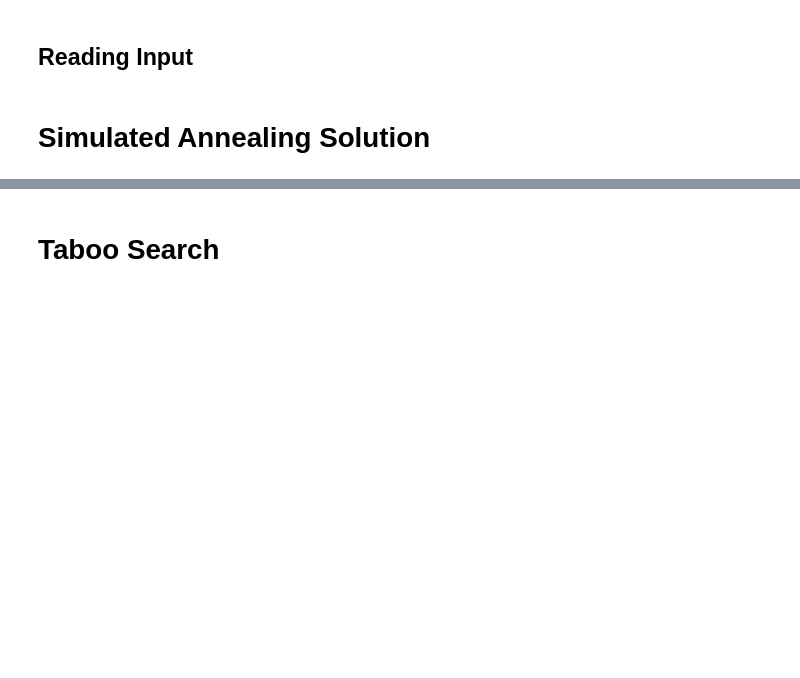
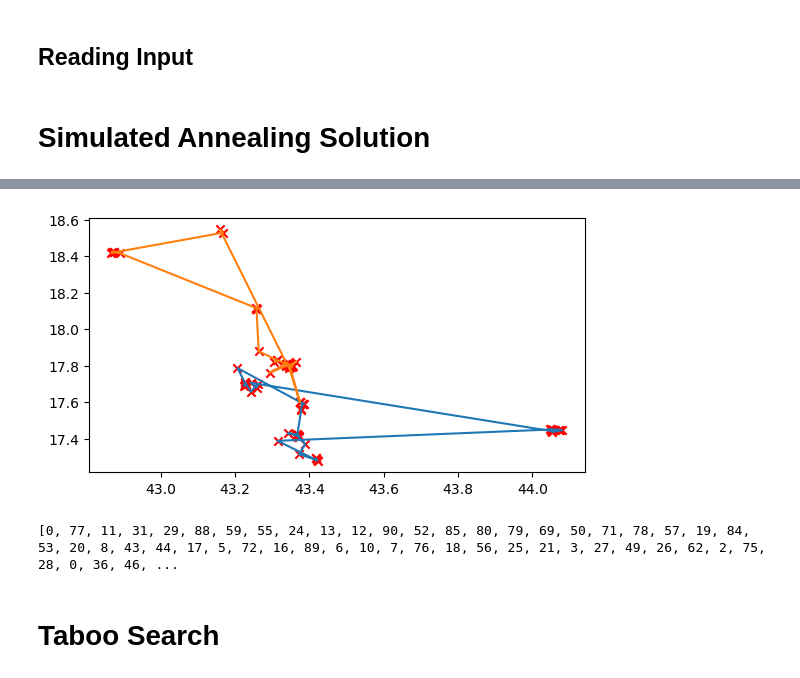
Before and after one commit to AndreTells/Fil-Rouge, a Jupyter notebook: usage_example.ipynb, the cells around one changed output, grey strips where cells are left out. Cells and saved outputs as stored; diff of their text form; code cells hidden in the pictures; blank space fills up the shorter version.

```diff
--- a/usage_example.ipynb
+++ b/usage_example.ipynb
@@ -67,3 +74,11 @@ print(res[-1])
+# %%
+print_path(points, c_step.get_best_sol())
+# %% [output]
+[figure, added]
+# %%
+print(c_step.get_best_sol())
+# %% [output]
+[0, 77, 11, 31, 29, 88, 59, 55, 24, 13, 12, 90, 52, 85, 80, 79, 69, 50, 71, 78, 57, 19, 84, 53, 20, 8, 43, 44, 17, 5, 72, 16, 89, 6, 10, 7, 76, 18, 56, 25, 21, 3, 27, 49, 26, 62, 2, 75, 28, 0, 36, 46, ...
 # %% [markdown]
 # Taboo Search
 # %%
```
Also changed, not shown: parts of 13 cells of this notebook, 4 other files.
